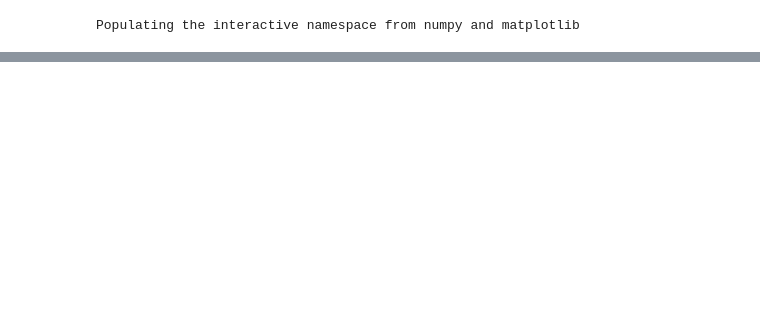
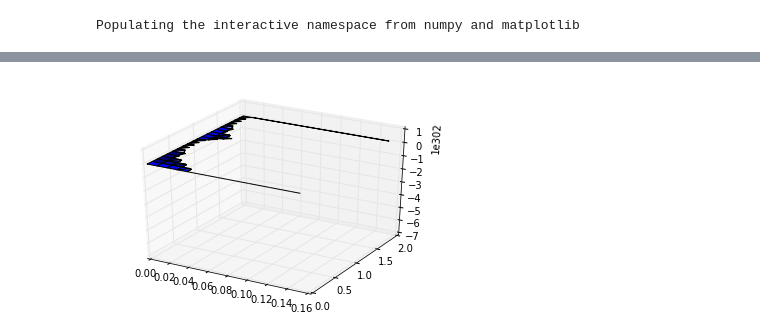
Before and after one commit to sebasolivaresn/Taller7, a Jupyter notebook: Taller 7.ipynb, the cells around one changed output, grey strips where cells are left out. Cells and saved outputs as stored; diff of their text form; code cells hidden in the pictures; blank space fills up the shorter version.

```diff
--- a/Taller 7.ipynb
+++ b/Taller 7.ipynb
@@ -44,0 +55,10 @@ p = axis.plot_surface(X, Y, Z, rstride=4, cstride=4, linewidth=0)
+# %%
+dx = 2.0/199
+dt = 0.001
+beta = dt/dx
+n_iteraciones = int(0.15/dt)
+t = linspace(0,0.15,n_iteraciones)
+x = linspace(0,2,200)
+IC = 3.0*sin(pi*x)
+u = zeros([n_iteraciones,200])
+u[0,:] = IC
@@ -44,0 +67,13 @@ p = axis.plot_surface(X, Y, Z, rstride=4, cstride=4, linewidth=0)
+# %%
+for j in range(n_iteraciones-1):
+    u[j,0] = 0
+    u[j,199] = 0
+    for i in range(1,len(u[j,:]) - 1):
+        u[j+1,i] = u[j,i] - beta*(u[j,i+1]**2 - u[j,i-1]**2)/4.0 + ((u[j,i+1] + u[j,i])*(u[j,i+1]**2 - u[j,i]**2))*beta**2/8.0 - (u[j,i] + u[j,i-1])*(u[j,i]**2 - u[j,i-1]**2);
+# %%
+figura = plt.figure()
+axis = figura.add_subplot(1, 1, 1, projection='3d')
+X,Y = meshgrid(t, x)
+p = axis.plot_surface(X, Y, transpose(u))
+# %% [output]
+[figure, added]
```
Also changed, not shown: parts of 16 cells of this notebook.
